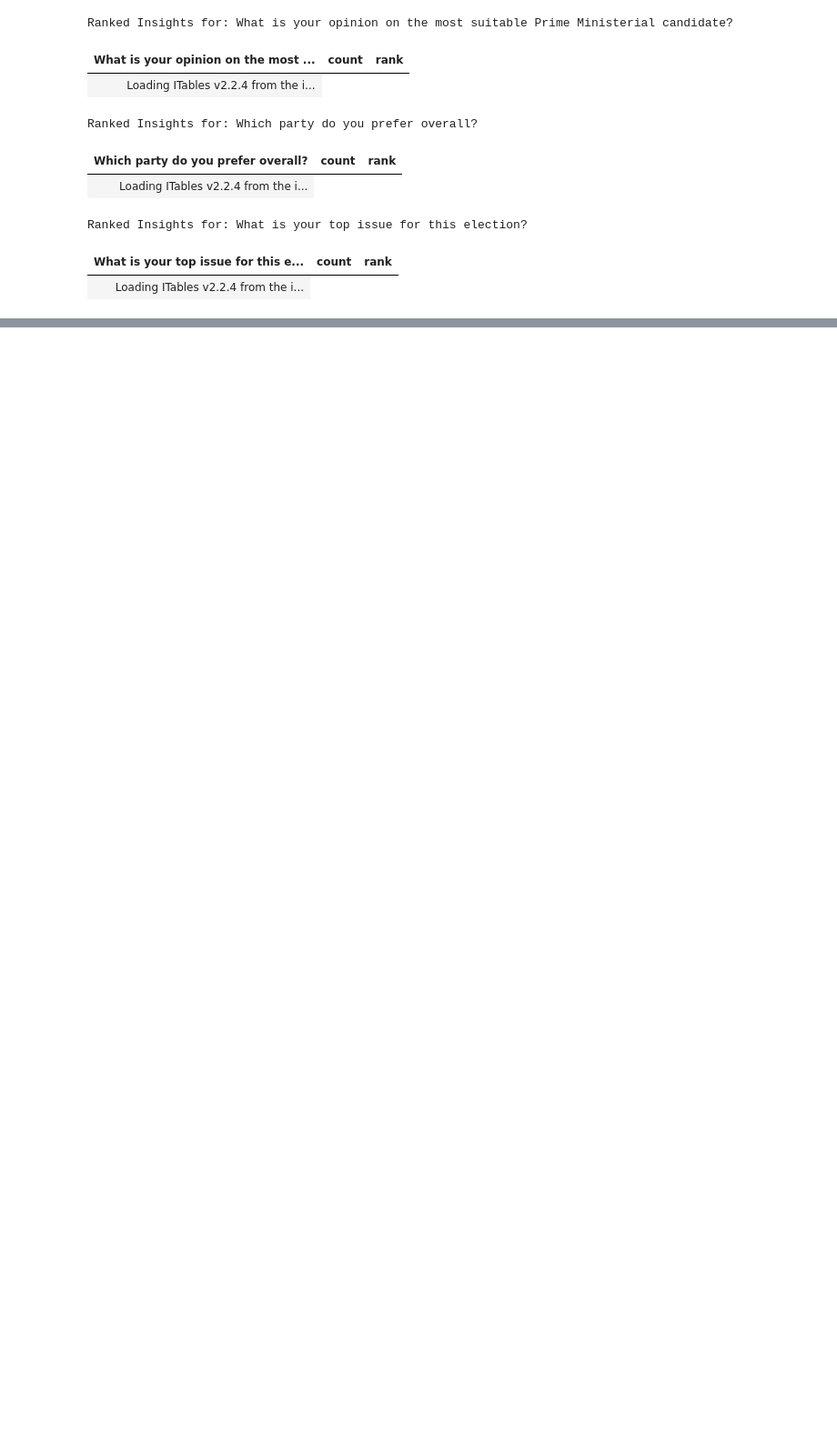
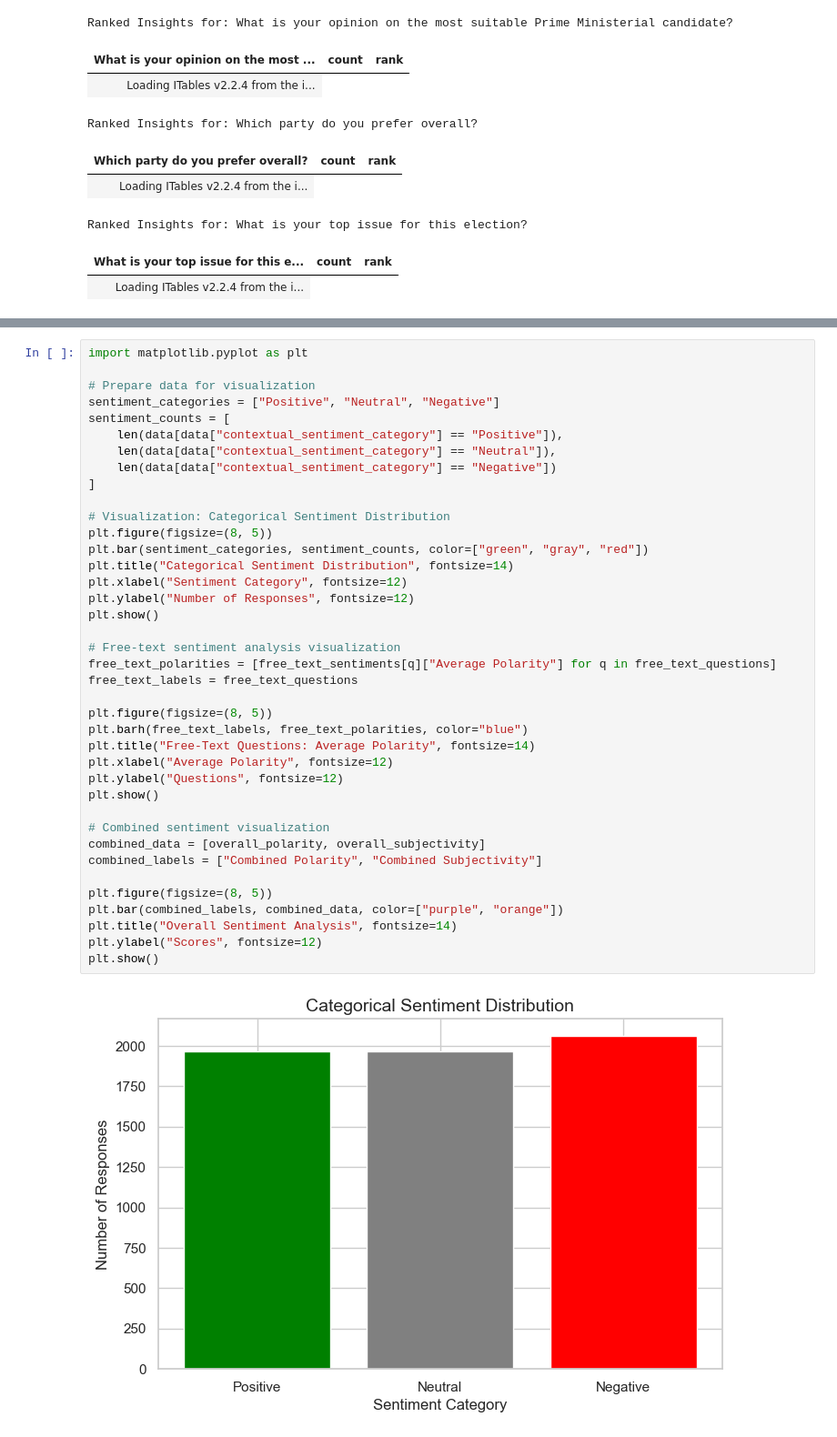
Before and after one commit to parthpatadiya/political_survey, a Jupyter notebook: analysis.ipynb, the cells around one changed output, grey strips where cells are left out. Shown at 91% size. Drawn from its saved outputs; the diff is of its cells as text; blank space fills up the shorter version.

```diff
--- a/analysis.ipynb
+++ b/analysis.ipynb
@@ -137,0 +267,41 @@ sentiment_summary_combined
+# %%
+import matplotlib.pyplot as plt
+
+# Prepare data for visualization
+sentiment_categories = ["Positive", "Neutral", "Negative"]
+sentiment_counts = [
+    len(data[data["contextual_sentiment_category"] == "Positive"]),
+    len(data[data["contextual_sentiment_category"] == "Neutral"]),
+    len(data[data["contextual_sentiment_category"] == "Negative"])
+]
+
+# Visualization: Categorical Sentiment Distribution
+plt.figure(figsize=(8, 5))
+plt.bar(sentiment_categories, sentiment_counts, color=["green", "gray", "red"])
+plt.title("Categorical Sentiment Distribution", fontsize=14)
+plt.xlabel("Sentiment Category", fontsize=12)
+plt.ylabel("Number of Responses", fontsize=12)
+plt.show()
+
+# Free-text sentiment analysis visualization
+free_text_polarities = [free_text_sentiments[q]["Average Polarity"] for q in free_text_questions]
+free_text_labels = free_text_questions
+
+plt.figure(figsize=(8, 5))
+plt.barh(free_text_labels, free_text_polarities, color="blue")
+plt.title("Free-Text Questions: Average Polarity", fontsize=14)
+plt.xlabel("Average Polarity", fontsize=12)
+plt.ylabel("Questions", fontsize=12)
+plt.show()
+
+# Combined sentiment visualization
+combined_data = [overall_polarity, overall_subjectivity]
+combined_labels = ["Combined Polarity", "Combined Subjectivity"]
+
+plt.figure(figsize=(8, 5))
+plt.bar(combined_labels, combined_data, color=["purple", "orange"])
+plt.title("Overall Sentiment Analysis", fontsize=14)
+plt.ylabel("Scores", fontsize=12)
+plt.show()
+# %% [output]
+[figure, added]
```
Also changed, not shown: parts of 14 cells of this notebook, 7 other files.
